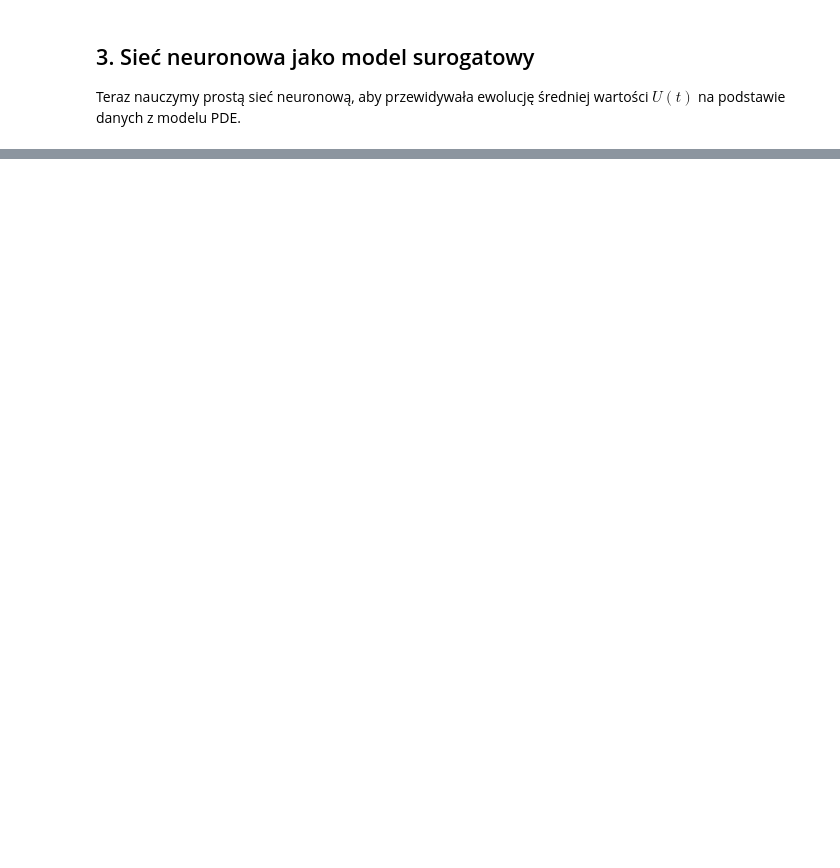
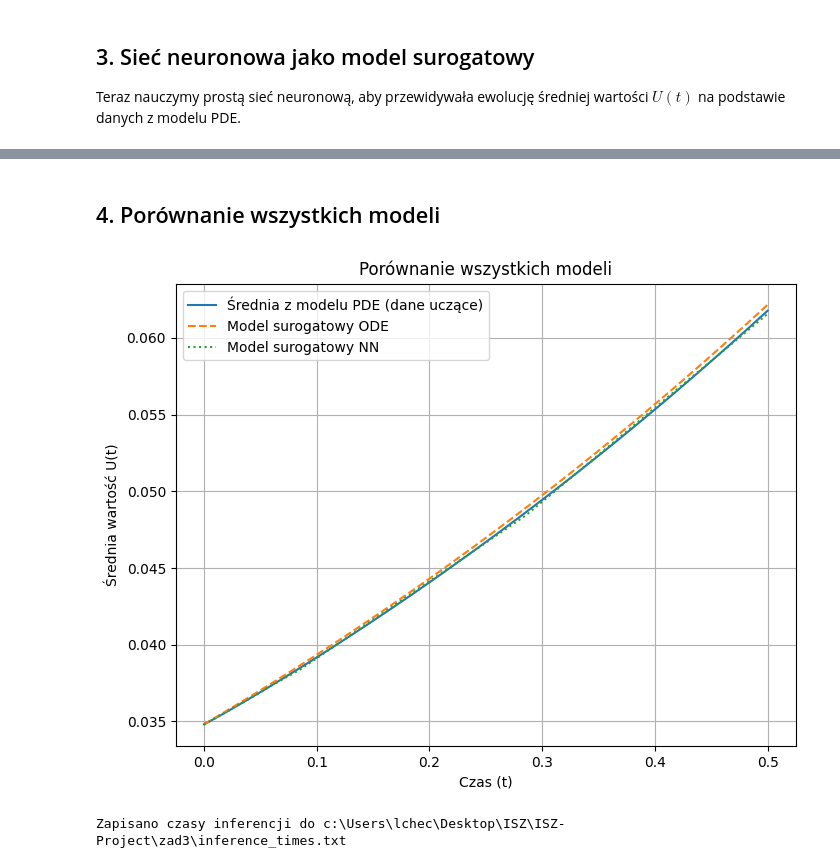
Before and after one commit to nadirean/Innovation-Diffusion-Modeling, a Jupyter notebook: zad3/lab.ipynb, the cells around one changed output, grey strips where cells are left out. Drawn from its saved outputs; the diff is of its cells as text; code cells hidden in the pictures; blank space fills up the shorter version.

```diff
--- a/zad3/lab.ipynb
+++ b/zad3/lab.ipynb
@@ -149,0 +153,29 @@ plt.show()
+# %% [markdown]
+## 4. Porównanie wszystkich modeli
+# %%
+import os
+out_dir = os.path.join(os.getcwd(), "zad3_figs")
+os.makedirs(out_dir, exist_ok=True)
+out_path = os.path.join(out_dir, "comparison_plot.png")
+
+plt.figure(figsize=(8, 6))
+plt.plot(t_pde, u_pde_mean_over_time, label='Średnia z modelu PDE (dane uczące)')
+plt.plot(t_ode, u_ode, label='Model surogatowy ODE', linestyle='--')
+plt.plot(t_ode, u_nn_pred, label='Model surogatowy NN', linestyle=':')
+plt.title('Porównanie wszystkich modeli')
+plt.xlabel('Czas (t)')
+plt.ylabel('Średnia wartość U(t)')
+plt.grid(True)
+plt.legend()
+plt.savefig(out_path, dpi=300, bbox_inches='tight')
+plt.show()
+
+# Zapisz czasy inferencji do pliku tekstowego
+times_file = os.path.join(os.getcwd(), "inference_times.txt")
+with open(times_file, 'w') as f:
+    f.write(f"Czas inferencji dla modelu ODE: {ode_inference_time * 1000:.4f} ms\n")
+    f.write(f"Czas inferencji dla prostego modelu NN: {inference_time * 1000:.4f} ms\n")
+print(f"Zapisano czasy inferencji do {times_file}")
+# %% [output]
+[figure, added]
+Zapisano czasy inferencji do c:\Users\lchec\Desktop\ISZ\ISZ-Project\zad3\inference_times.txt
```
Also changed, not shown: parts of 9 cells of this notebook, 5 other files.
